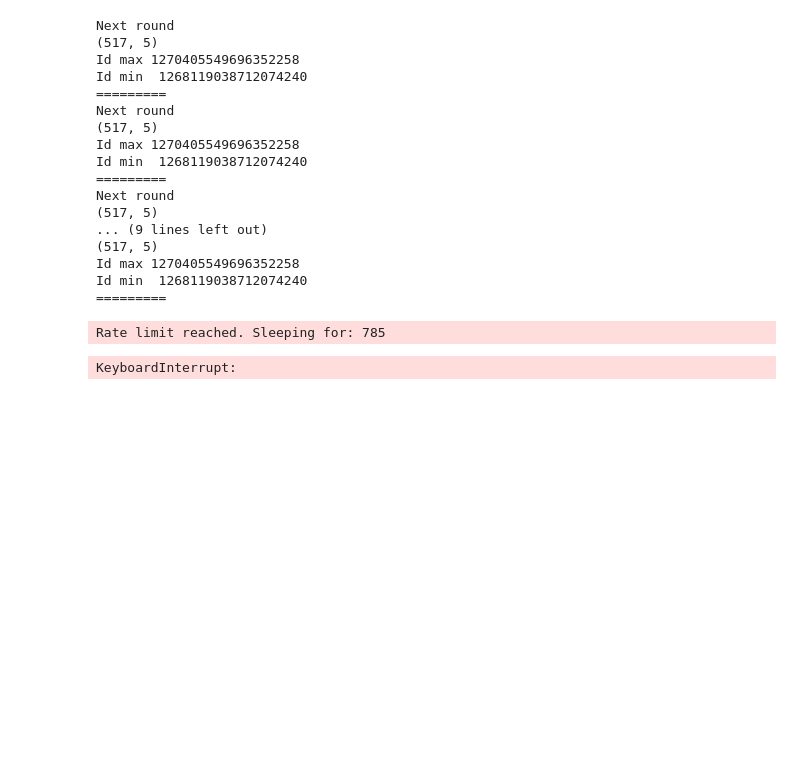
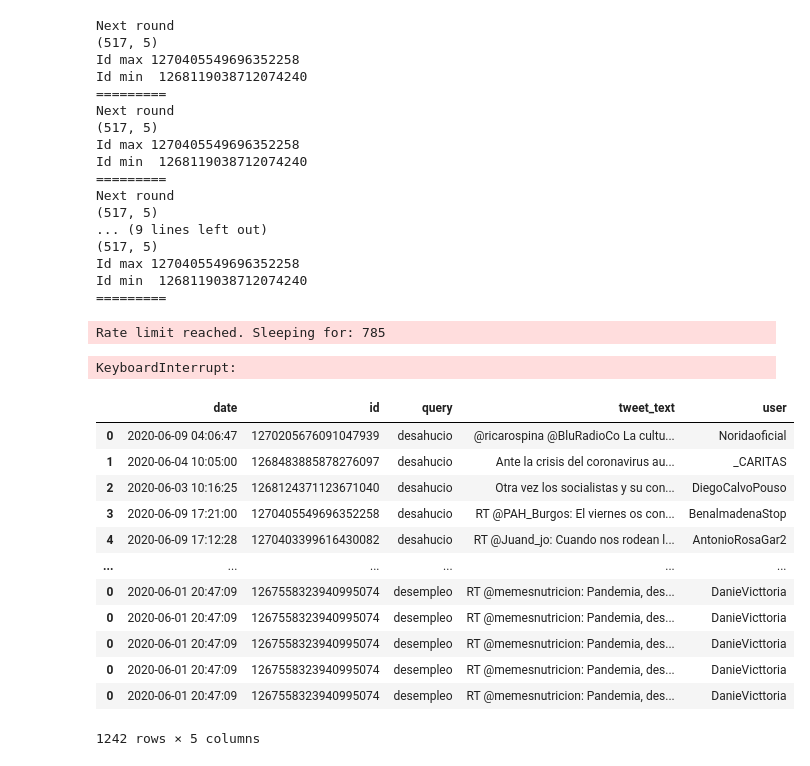
Before and after one commit to patricrp/automated_etl_google_cloud-social_dashboard, a Jupyter notebook: Twitter/Twitter API request.ipynb, the cells around one changed output. Cells and saved outputs as stored; diff of their text form; code cells hidden in the pictures; blank space fills up the shorter version.

Commit message:
dfdes and dfcom

```diff
--- a/Twitter/Twitter API request.ipynb
+++ b/Twitter/Twitter API request.ipynb
@@ -370,43 +370,3 @@ dfsepe['date'].min()
 Timestamp('2020-06-01 13:49:44')
 # %%
 dfsepe.to_csv('dfsepe.csv')
-# %%
-count = 0
-while count < 1:
-    tweets = tweepy.Cursor(api.search,
-                       q='desempleo',
-                       lang="es",
-                       geo='40.416775,-3.703790, 510',
-                       result_type='mixed').items(30)
-
-
-    data = [['desempleo',tweet.created_at, tweet.id, tweet.user.screen_name, tweet.text] for tweet in tweets]
-
-    dfdes = pd.DataFrame(data=data, columns=['query','date', 'id', 'user', 'tweet_text'])
-    print('First round')
-    print(dfdes.shape)
-    print('Id max ', dfdes.id.max())
-    print('Id min ', dfdes.id.min())
-
-
-    count += 1
-
-while count >= 1:
-    tweets = tweepy.Cursor(api.search,
-                       q='desempleo',
-                       lang="es",
-                       geo='40.416775,-3.703790, 510',
-                       result_type='mixed',
-                       max_id=dfdes.id.min()).items(1500)
-
-
-    data = [['desempleo', tweet.id, tweet.created_at, tweet.user.screen_name, tweet.text] for tweet in tweets]
-    df2 = pd.DataFrame(data=data, columns=['query', 'id', 'date', 'user', 'tweet_text'])
-    dfdes = dfdes.append(df2, sort=True)
-
-    count += 1
-    print('Next round')
-    print(dfdes.shape)
-    print('Id max', dfdes.id.max())
-    print('Id min ', dfdes.id.min())
-    print('=========')
@@ -578,4 +458,20 @@ Id min  1268119038712074240
 =========
 Rate limit reached. Sleeping for: 785
 KeyboardInterrupt:
+# %%
+dfdes
+# %% [output]
+|  | date | id | query | tweet_text | user |
+| 0 | 2020-06-09 04:06:47 | 1270205676091047939 | desahucio | @ricarospina @BluRadioCo La cultu... | Noridaoficial |
+| 1 | 2020-06-04 10:05:00 | 1268483885878276097 | desahucio | Ante la crisis del coronavirus au... | _CARITAS |
+| 2 | 2020-06-03 10:16:25 | 1268124371123671040 | desahucio | Otra vez los socialistas y su con... | DiegoCalvoPouso |
+| 3 | 2020-06-09 17:21:00 | 1270405549696352258 | desahucio | RT @PAH_Burgos: El viernes os con... | BenalmadenaStop |
+| 4 | 2020-06-09 17:12:28 | 1270403399616430082 | desahucio | RT @Juand_jo: Cuando nos rodean l... | AntonioRosaGar2 |
+| ... | ... | ... | ... | ... | ... |
+| 0 | 2020-06-01 20:47:09 | 1267558323940995074 | desempleo | RT @memesnutricion: Pandemia, des... | DanieVicttoria |
+| 0 | 2020-06-01 20:47:09 | 1267558323940995074 | desempleo | RT @memesnutricion: Pandemia, des... | DanieVicttoria |
+| 0 | 2020-06-01 20:47:09 | 1267558323940995074 | desempleo | RT @memesnutricion: Pandemia, des... | DanieVicttoria |
+| 0 | 2020-06-01 20:47:09 | 1267558323940995074 | desempleo | RT @memesnutricion: Pandemia, des... | DanieVicttoria |
+| 0 | 2020-06-01 20:47:09 | 1267558323940995074 | desempleo | RT @memesnutricion: Pandemia, des... | DanieVicttoria |
+1242 rows × 5 columns
 # %%
```
Also changed, not shown: parts of 7 cells of this notebook, 2 other files.
